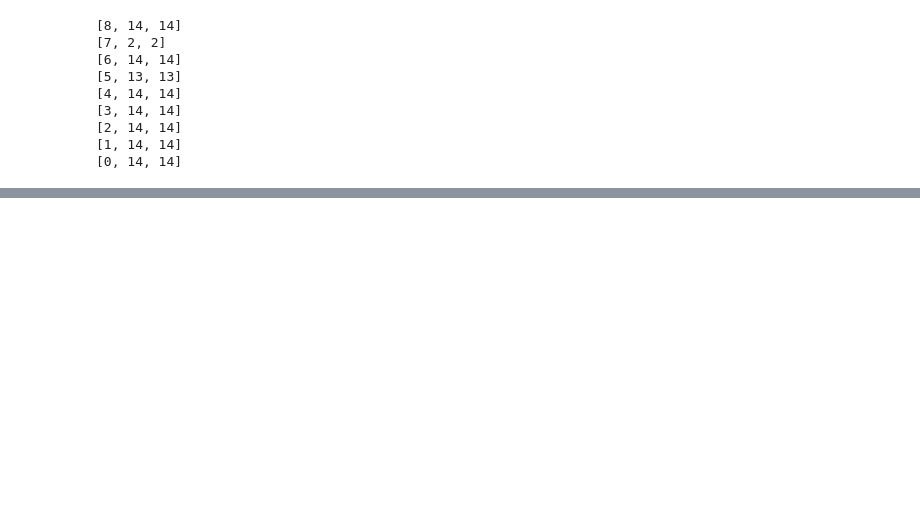
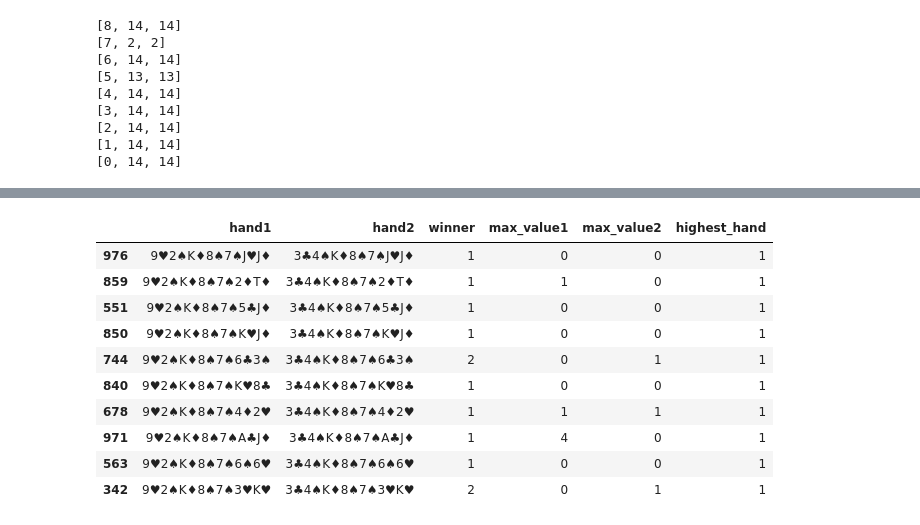
Before and after one commit to BortPablo/poker, a Jupyter notebook: notebooks/poker.ipynb, the cells around one changed output, grey strips where cells are left out. Cells and saved outputs as stored; diff of their text form; code cells hidden in the pictures; blank space fills up the shorter version.

```diff
--- a/notebooks/poker.ipynb
+++ b/notebooks/poker.ipynb
@@ -330,0 +562,14 @@ Hand 2:  K♣8♣ Win probabilities:  69.3
+# %%
+df[['hand1', 'hand2', 'winner', 'max_value1', 'max_value2', 'highest_hand']].loc[np.random.randint(0, df.shape[0], 10)]
+# %% [output]
+|  | hand1 | hand2 | winner | max_value1 | max_value2 | highest_hand |
+| 976 | 9♥2♠K♦8♠7♠J♥J♦ | 3♣4♠K♦8♠7♠J♥J♦ | 1 | 0 | 0 | 1 |
+| 859 | 9♥2♠K♦8♠7♠2♦T♦ | 3♣4♠K♦8♠7♠2♦T♦ | 1 | 1 | 0 | 1 |
+| 551 | 9♥2♠K♦8♠7♠5♣J♦ | 3♣4♠K♦8♠7♠5♣J♦ | 1 | 0 | 0 | 1 |
+| 850 | 9♥2♠K♦8♠7♠K♥J♦ | 3♣4♠K♦8♠7♠K♥J♦ | 1 | 0 | 0 | 1 |
+| 744 | 9♥2♠K♦8♠7♠6♣3♠ | 3♣4♠K♦8♠7♠6♣3♠ | 2 | 0 | 1 | 1 |
+| 840 | 9♥2♠K♦8♠7♠K♥8♣ | 3♣4♠K♦8♠7♠K♥8♣ | 1 | 0 | 0 | 1 |
+| 678 | 9♥2♠K♦8♠7♠4♦2♥ | 3♣4♠K♦8♠7♠4♦2♥ | 1 | 1 | 1 | 1 |
+| 971 | 9♥2♠K♦8♠7♠A♣J♦ | 3♣4♠K♦8♠7♠A♣J♦ | 1 | 4 | 0 | 1 |
+| 563 | 9♥2♠K♦8♠7♠6♠6♥ | 3♣4♠K♦8♠7♠6♠6♥ | 1 | 0 | 0 | 1 |
+| 342 | 9♥2♠K♦8♠7♠3♥K♥ | 3♣4♠K♦8♠7♠3♥K♥ | 2 | 0 | 1 | 1 |
```
Also changed, not shown: parts of 12 cells of this notebook.
